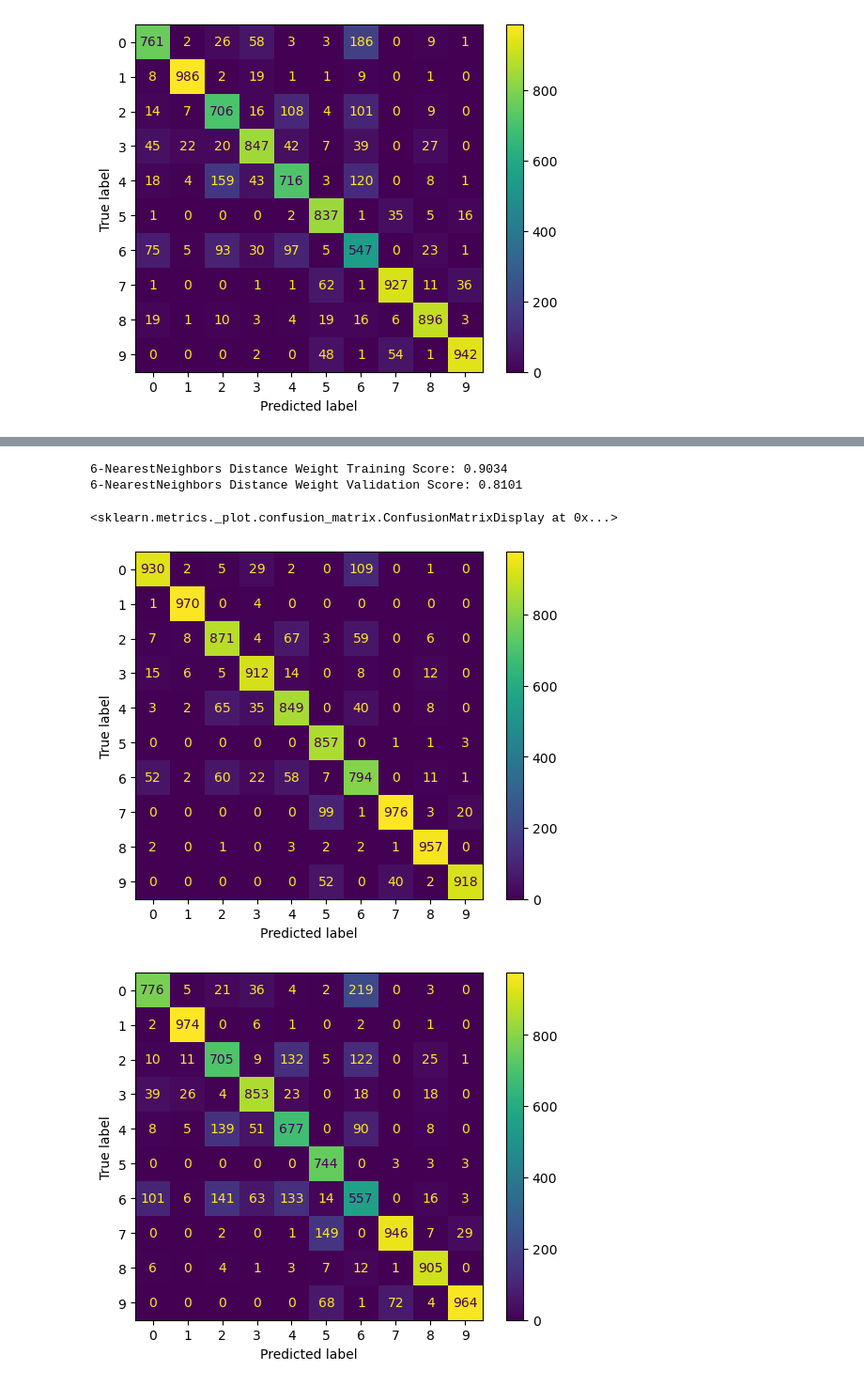
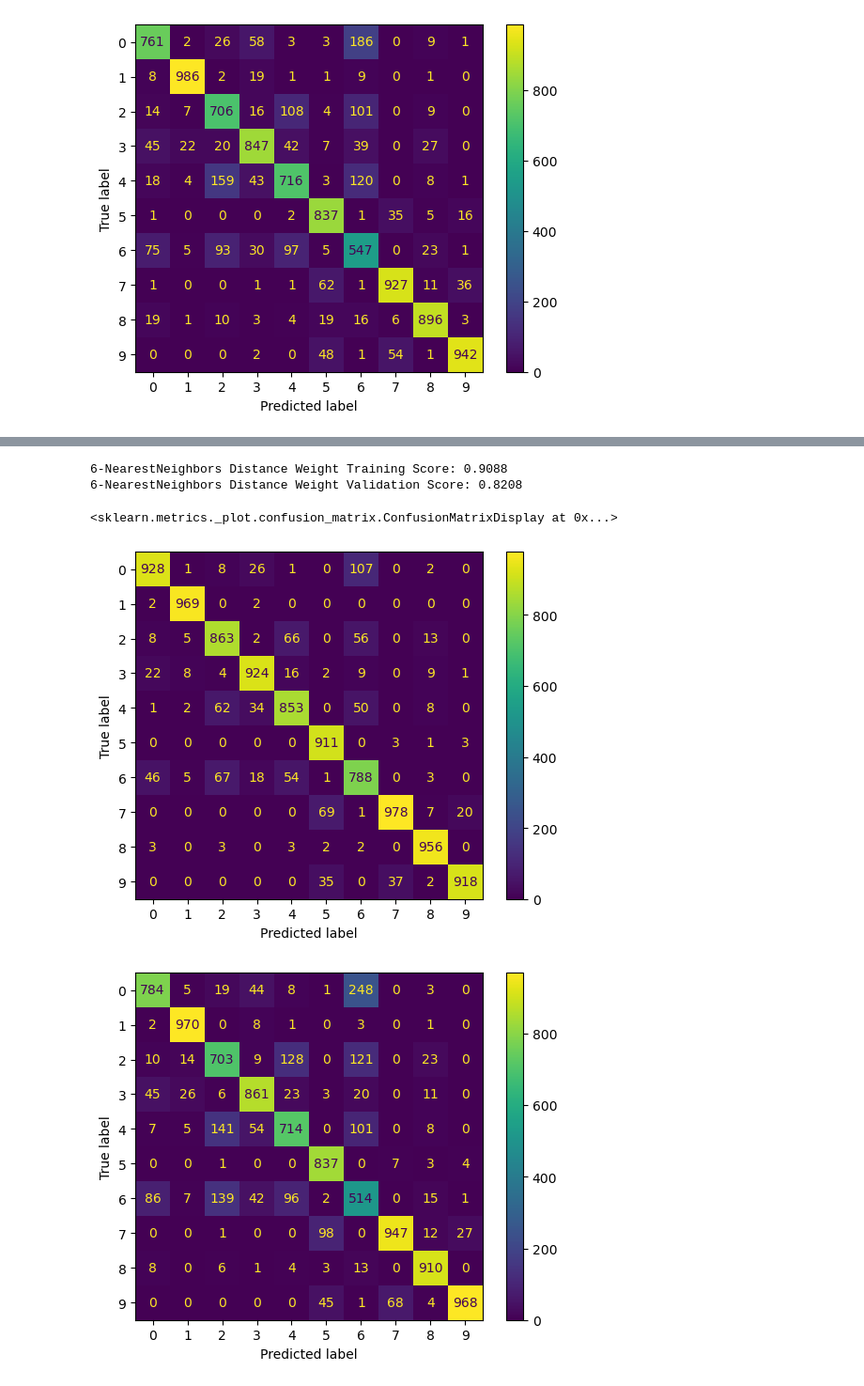
Before and after one commit to jamesgxu/fashion-mnist, a Jupyter notebook: cs178_final_project.ipynb, the cells around one changed output, grey strips where cells are left out. Shown at 94% size. Cells and saved outputs as stored; diff of their text form; code cells hidden in the pictures.

```diff
--- a/cs178_final_project.ipynb
+++ b/cs178_final_project.ipynb
@@ -154,0 +124,32 @@ for n in ns:
+# %%
+ns = [1,2,3,4,5,6,7,8,9,10, 12, 20, 50, 100, 500, 1000]
+
+batch_size = [16, 32, 64, 128, 256]train_accuracies = []
+
+test_accuracies = []
+
+classifier = StandardScaler()
+classifier.fit(X_train_subset, y_train_subset)
+
+
+for n in ns:
+    #n_neighbors default = 5
+    #weights = "uniform"
+    #algorithm = "auto"
+    #leaf_size = 30 -> doesn't affect outcome of queries
+    #metric = minkowski
+
+    kn = KNeighborsClassifier(n_neighbors = n, weights = "distance", metric="manhattan").fit(X_train_subset[:5000], y_train_subset[:5000])
+    # print('finished')
+    y_kn_pred = kn.predict(X_train_subset)
+    y_val_pred = kn.predict(X_val)
+
+    train_score = accuracy_score(y_kn_pred, y_train_subset)
+    val_score = accuracy_score(y_val_pred, y_val)
+
+    train_accuracies.append(train_score)
+    test_accuracies.append(val_score)
+
+    # visualize(y_lr_pred)
+    print(f'k = {n} training score -->{train_score}')
+    print(f'k = {n} validation score -->{val_score}')
@@ -155,21 +174,21 @@ for n in ns:
 # %%
-kn = KNeighborsClassifier(n_neighbors = 6, weights = "distance").fit(X_train_subset[:5000], y_train_subset[:5000])
+kn = KNeighborsClassifier(n_neighbors = 6, weights = "distance", metric="l1").fit(X_train_subset[:5000], y_train_subset[:5000])
 y_kn_pred = kn.predict(X_train_subset)
 y_val_pred = kn.predict(X_val)
 
 train_score = accuracy_score(y_kn_pred, y_train_subset)
 val_score = accuracy_score(y_val_pred, y_val)
 
 print(f'6-NearestNeighbors Distance Weight Training Score: {train_score}')
 print(f'6-NearestNeighbors Distance Weight Validation Score: {val_score}')
 train_matrix = ConfusionMatrixDisplay(confusion_matrix(y_kn_pred, y_train_subset), display_labels=kn.classes_)
 val_matrix = ConfusionMatrixDisplay(confusion_matrix(y_val_pred, y_val), display_labels=kn.classes_)
 
 train_matrix.plot()
 val_matrix.plot()
 # %% [output]
-6-NearestNeighbors Distance Weight Training Score: 0.9034
-6-NearestNeighbors Distance Weight Validation Score: 0.8101
+6-NearestNeighbors Distance Weight Training Score: 0.9088
+6-NearestNeighbors Distance Weight Validation Score: 0.8208
 <sklearn.metrics._plot.confusion_matrix.ConfusionMatrixDisplay at 0x...>
-[figure, old version]
+[figure, new version]
-[figure, old version]
+[figure, new version]
```
Also changed, not shown: parts of 3 cells of this notebook.
